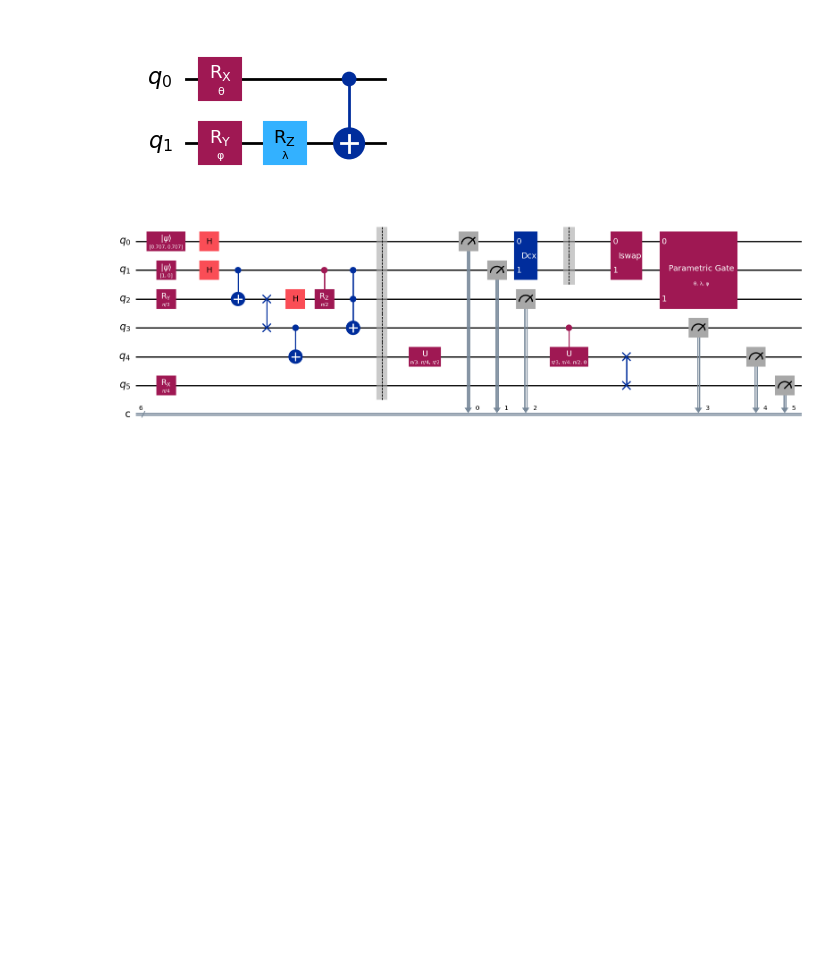
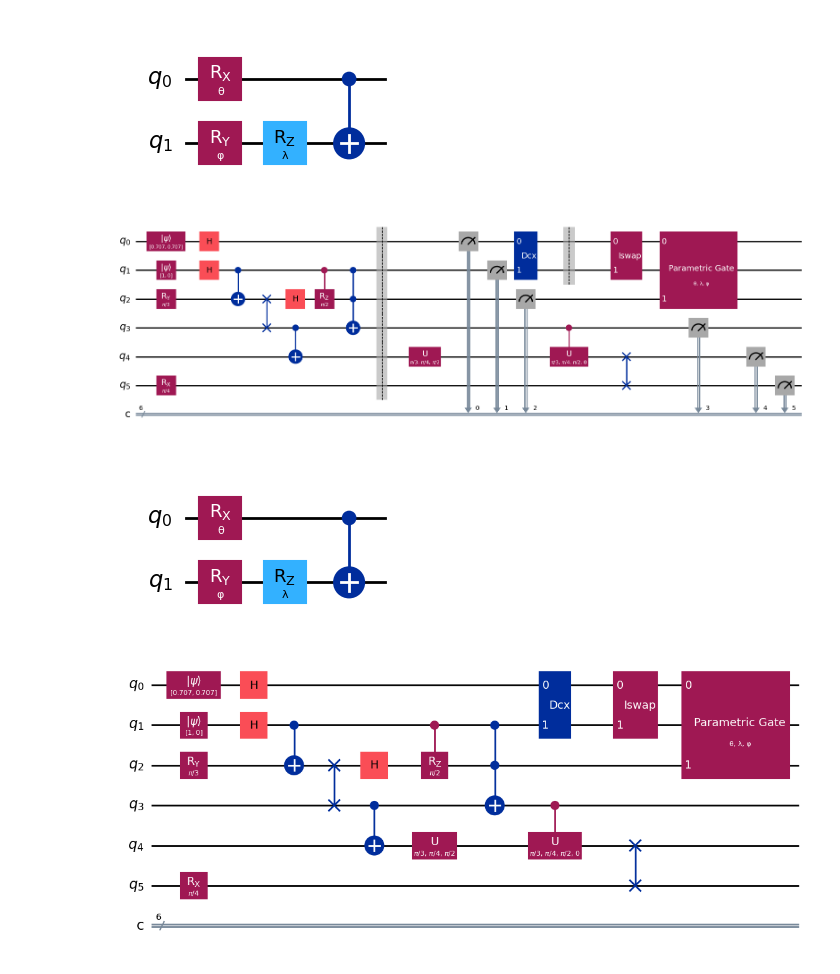
Before and after one commit to AKookani/Qiskit_course, a Jupyter notebook: Assignment1.ipynb, the cells around one changed output. Drawn from its saved outputs; the diff is of its cells as text; code cells hidden in the pictures; blank space fills up the shorter version.

```diff
--- a/Assignment1.ipynb
+++ b/Assignment1.ipynb
@@ -137,0 +209,38 @@ Design a 2-qubit parametric circuit using rotation gates:
+# %%
+# Solution:
+
+from qiskit.circuit import Parameter
+
+# Define the parameters for the parametric circuit
+theta = Parameter('θ')
+phi = Parameter('φ')
+lam = Parameter('λ')
+
+# Create a new 2-qubit parametric quantum circuit
+param_qc = QuantumCircuit(2)
+
+# Qubit 0: Apply Rx(θ)
+param_qc.rx(theta, 0)
+
+# Qubit 1: Apply Ry(φ) and Rz(λ)
+param_qc.ry(phi, 1)
+param_qc.rz(lam, 1)
+
+# Apply a CNOT with control on qubit 0 and target on qubit 1
+param_qc.cx(0, 1)
+
+# Convert the parametric circuit to a custom gate
+param_gate = param_qc.to_gate(label="Parametric Gate")
+
+# Print the parametric circuit for clarity
+display(param_qc.draw('mpl'))
+
+# Assume the circuit from Part 2 is called 'qc2'
+# Append the custom gate to qubits 0 and 2 of qc2
+qc_combined.append(param_gate, [0, 2])
+
+# Draw the full circuit
+qc_combined.draw('mpl')
+# %% [output]
+[figure, added]
+[figure, added]
```
Also changed, not shown: parts of 7 cells of this notebook.
